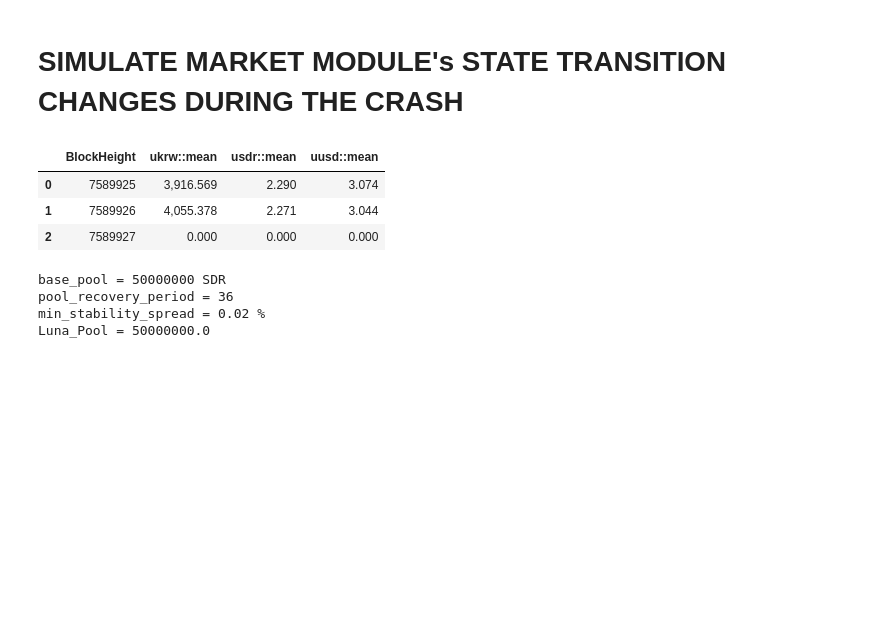
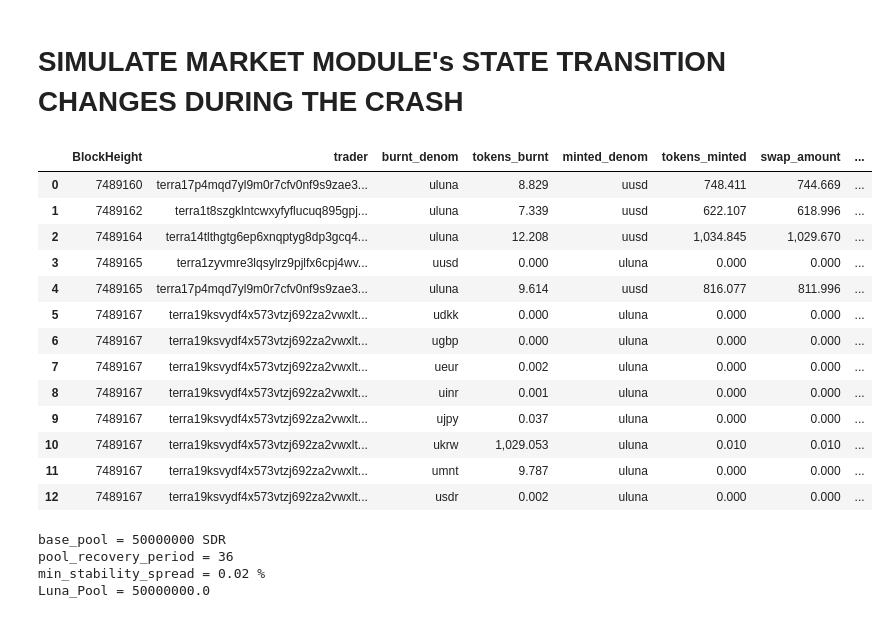
Before and after one commit to AstroTech-Labs/Research_1_TerraClassic, a Jupyter notebook: learning_layer_research/terra_market_module/data_preprocessing.ipynb, the cells around one changed output. Cells and saved outputs as stored; diff of their text form; code cells hidden in the pictures; blank space fills up the shorter version.

```diff
--- a/learning_layer_research/terra_market_module/data_preprocessing.ipynb
+++ b/learning_layer_research/terra_market_module/data_preprocessing.ipynb
@@ -496,12 +644,42 @@ aggregated_exchange_rate_vote_txs_DF.tail(3)
 # %% [markdown]
 # SIMULATE MARKET MODULE's STATE TRANSITION CHANGES DURING THE CRASH
-# %%
-aggregated_exchange_rate_vote_txs_DF.head(3)
-# %% [output]
-|  | BlockHeight | ukrw::mean | usdr::mean | uusd::mean |
-| 0 | 7589925 | 3,916.569 | 2.290 | 3.074 |
-| 1 | 7589926 | 4,055.378 | 2.271 | 3.044 |
-| 2 | 7589927 | 0.000 | 0.000 | 0.000 |
+# %%
+# Get DataFrames from pre-processed .csv files
+
+## Oracle prices
+aggregated_exchange_rate_vote_txs_DF = pd.read_csv("./cleaned_data/aggregated_exchange_rate_vote_txs_DF.csv")
+
+## Astroport Transactions
+astroport_ust_luna_txs_DF = pd.read_csv("./cleaned_data/astroport_ust_luna_txs_DF.csv")
+
+## Market Swaps via Module :: Aggregated Trading Volumes / Supply contraction / expansion dynamics
+aggregated_market_swap_txs_DF = pd.read_csv("./cleaned_data/aggregated_market_swap_txs_DF.csv")
+
+## All txs which happened via Market Module
+market_swap_txs_DF = pd.read_csv("./cleaned_data/market_swap_txs_DF.csv")
+
+
+aggregated_exchange_rate_vote_txs_DF.drop(['Unnamed: 0'],axis=1,inplace=True)
+astroport_ust_luna_txs_DF.drop(['Unnamed: 0'],axis=1,inplace=True)
+aggregated_market_swap_txs_DF.drop(['Unnamed: 0'],axis=1,inplace=True)
+market_swap_txs_DF.drop(['Unnamed: 0'],axis=1,inplace=True)
+# %%
+market_swap_txs_DF.head(13)
+# %% [output]
+|  | BlockHeight | trader | burnt_denom | tokens_burnt | minted_denom | tokens_minted | swap_amount | ... |
+| 0 | 7489160 | terra17p4mqd7yl9m0r7cfv0nf9s9zae3... | uluna | 8.829 | uusd | 748.411 | 744.669 | ... |
+| 1 | 7489162 | terra1t8szgklntcwxyfyflucuq895gpj... | uluna | 7.339 | uusd | 622.107 | 618.996 | ... |
+| 2 | 7489164 | terra14tlthgtg6ep6xnqptyg8dp3gcq4... | uluna | 12.208 | uusd | 1,034.845 | 1,029.670 | ... |
+| 3 | 7489165 | terra1zyvmre3lqsylrz9pjlfx6cpj4wv... | uusd | 0.000 | uluna | 0.000 | 0.000 | ... |
+| 4 | 7489165 | terra17p4mqd7yl9m0r7cfv0nf9s9zae3... | uluna | 9.614 | uusd | 816.077 | 811.996 | ... |
+| 5 | 7489167 | terra19ksvydf4x573vtzj692za2vwxlt... | udkk | 0.000 | uluna | 0.000 | 0.000 | ... |
+| 6 | 7489167 | terra19ksvydf4x573vtzj692za2vwxlt... | ugbp | 0.000 | uluna | 0.000 | 0.000 | ... |
+| 7 | 7489167 | terra19ksvydf4x573vtzj692za2vwxlt... | ueur | 0.002 | uluna | 0.000 | 0.000 | ... |
+| 8 | 7489167 | terra19ksvydf4x573vtzj692za2vwxlt... | uinr | 0.001 | uluna | 0.000 | 0.000 | ... |
+| 9 | 7489167 | terra19ksvydf4x573vtzj692za2vwxlt... | ujpy | 0.037 | uluna | 0.000 | 0.000 | ... |
+| 10 | 7489167 | terra19ksvydf4x573vtzj692za2vwxlt... | ukrw | 1,029.053 | uluna | 0.010 | 0.010 | ... |
+| 11 | 7489167 | terra19ksvydf4x573vtzj692za2vwxlt... | umnt | 9.787 | uluna | 0.000 | 0.000 | ... |
+| 12 | 7489167 | terra19ksvydf4x573vtzj692za2vwxlt... | usdr | 0.002 | uluna | 0.000 | 0.000 | ... |
 # %%
 
 # https://classic-agora.terra.money/t/liquidity-parameters-3/3895
```
Also changed, not shown: parts of 21 cells of this notebook, 4 other files.
